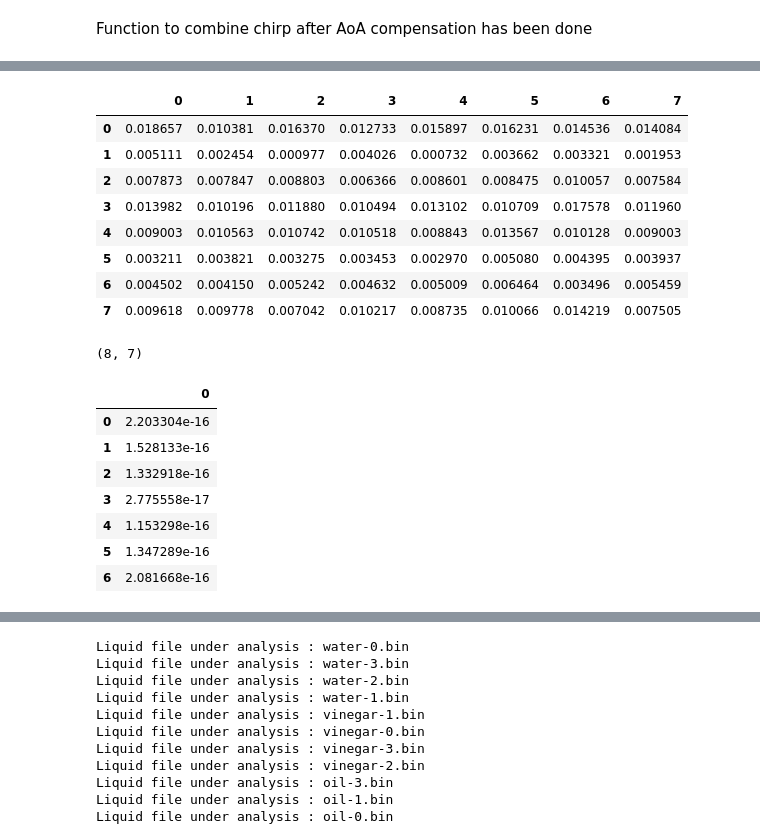
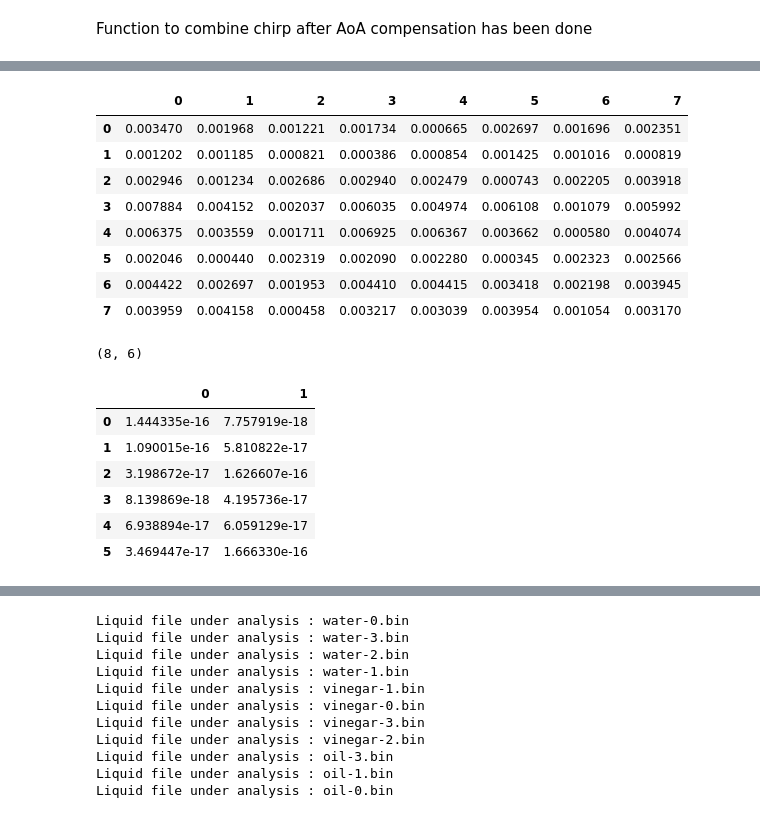
Before and after one commit to Muaz231/FluID-Python, a Jupyter notebook: FluidID_clean.ipynb, the cells around one changed output, grey strips where cells are left out. Cells and saved outputs as stored; diff of their text form; code cells hidden in the pictures.

```diff
--- a/FluidID_clean.ipynb
+++ b/FluidID_clean.ipynb
@@ -99,3 +103,11 @@ def frameReshape(frame,frameConfig): #
+# %%
+def InterferenceCancellation(data, bk_data, framecfg = FrameConfig()):
+    # Function description :
+    # This function just subtracts the background interference from the data
+    # @data: target data + background data
+    # @bk_data: background data
+    clean_data = np.fft.ifft(np.fft.fft(data,n=framecfg.numRangeBins)-np.fft.fft(bk_data,n=framecfg.numRangeBins))
+    return clean_data
 # %% [markdown]
 Function to compute Doppler FFT
 # %%
@@ -286,18 +298,25 @@ def MUSIC(X,K,M,lamda):
     else:
         corr_matrix = X@(X.conj().T)
 
+    # TODO: Add code for Modified MUSIC Algorithm
+    Jm = np.flip(np.identity(M), axis=0)
+    Ry = Jm @ corr_matrix.conj().T @ Jm
+
+    corr_matrix = (corr_matrix + Ry)/2
+    # ---------------------------------------- #
+
     corr_matrix = (corr_matrix + corr_matrix.conj().T) / 2
 
-    D,EV = LA.eigh(corr_matrix)
-    index = np.argsort(D) # Sort eigenvalues in ascending order
+    D,EV = LA.eig(corr_matrix)
+    index = np.argsort(np.abs(D)) # Sort eigenvalues in ascending order
     EN = EV[:,index]
-    EN = EN[:, :M-K] # pick the eigenvetor corresponding to M-K smallest eigenvalues
+    EN = EN[:, :M-K] # pick the eigenvetor corresponding to top M-K smallest eigenvalues
     # EN = EV[:,:-K]
     EN = np.transpose(np.conjugate(EN))
 
     # signal eignenvectors
     ES = EV[:,index]
-    ES = ES[:,M-K:]
+    ES = ES[:, M-K:M]
 
     # # Defining new noise vectorspace
     # ES_nullspace = LA.null_space(ES @ np.diag(D[M-K:]) @ ES.conj().T)
@@ -422,27 +443,30 @@ bk_data = np.mean(bk_data,axis=(3),keepdims=True) # Dimensions (3) represent ave
 
 # 4) Read liquid data
 data = ReadBinFile(filepath + data)
-data = np.fft.ifft(np.fft.fft(data, n=cfg.NUM_RANGE_BINS) - np.fft.fft(bk_data, n=cfg.NUM_RANGE_BINS))# Background Static Clutter
+data = InterferenceCancellation(data,bk_data) # Background Static Clutter
 print("Shape of Liquid data array", data.shape)
 
 # 5) Loop through all the frames to estimate the AoA
 aoa_spectrum = np.zeros(shape = (180, data.shape[0]))
 
+Nsources = np.linspace(1,7,7, dtype='int') # Possible # of sources
+
 for frm in tqdm(range(data.shape[0])):
     frame_data = data[frm,:,:,:,:] # Pass frame with shape (# of Tx, # of Rx, # of chirps, # of samples/chirp) to MUSIC
 
     # 6) Calculate AoA for each frame now
-    Nsources = 1 # Number of targets
-    (P_spectrum, D, EN, ES) = MUSIC(frame_data,Nsources,cfg.NUM_TX*cfg.NUM_RX,3e8/(cfg.START_FREQ*1e9))
+    Ns = 2 # Number of sources
+    (P_spectrum, D, EN, ES) = MUSIC(frame_data,Ns,cfg.NUM_TX*cfg.NUM_RX,3e8/(cfg.START_FREQ*1e9))
     EN = np.conj(EN.T)
     # 7) Save the spectrum in the array
     aoa_spectrum[:,frm] = P_spectrum
 
 print(aoa_spectrum.shape)
+
 # 8) Plot Aoa Spectrum for all the frames
 Angles = np.linspace(-90,90,180)
 
-plt.figure("AoA-Spectrum", figsize=(9,6), clear=True)
+plt.figure("AoA-Spectrum", figsize=(9,6),clear=True)
 # ax = fig_aoa.add_subplot(1,1,1)
 plt.plot(Angles, aoa_spectrum)
 plt.xlabel("Angles")
@@ -476,52 +513,52 @@ Shape of Liquid data array (180, 2, 4, 128, 1024)
 #     frame_data = np.squeeze(data[frm,:,:,:,:])
 #     range_fft = rangeFFT(frame_data,FrameConfig())
 #     f_axis = np.linspace(0,cfg.SAMPLE_RATE*1e3,cfg.ADC_SAMPLES)
 #     # plt.plot(np.abs(range_fft[:,0,:]))
 # # plt.show()
+D = D[np.argsort(np.abs(D))]
 
-noisespace = EN @ np.diag(D[:(cfg.NUM_TX*cfg.NUM_RX)-Nsources]) @ np.conj(EN.T)
-sigspace = ES @ np.diag(D[(cfg.NUM_TX*cfg.NUM_RX)-Nsources:]) @ np.conj(ES.T)
+noisespace = EN @ np.diag(D[:(cfg.NUM_TX*cfg.NUM_RX)-Ns]) @ np.conj(EN.T)
+sigspace = ES @ np.diag(D[(cfg.NUM_TX*cfg.NUM_RX)-Ns:]) @ np.conj(ES.T)
 
 # print(noisespace.shape)
 # print(sigspace.shape)
 
 dotprod = pd.DataFrame(np.abs(np.dot(np.conj(noisespace.T),sigspace)))
 display(dotprod)
 
 # display(pd.DataFrame(D,columns=['EigenValues of Cov Mtx']))
 
 nullspace_of_signalspace = LA.null_space(sigspace)
 print(nullspace_of_signalspace.shape)
 
 orth_comp = LA.inv(np.conj(nullspace_of_signalspace.T) @ nullspace_of_signalspace) @ nullspace_of_signalspace.conj().T @ EN
 
 # print(orth_comp.shape)
 # display(pd.DataFrame(orth_comp))
 
 EN_new = nullspace_of_signalspace @ orth_comp
 noisespace = nullspace_of_signalspace @ orth_comp @ nullspace_of_signalspace.conj().T
 
 dotprod = pd.DataFrame(np.abs(np.dot(np.conj(EN_new.T),ES)))
 display(dotprod)
 # %% [output]
 |  | 0 | 1 | 2 | 3 | 4 | 5 | 6 | 7 |
-| 0 | 0.018657 | 0.010381 | 0.016370 | 0.012733 | 0.015897 | 0.016231 | 0.014536 | 0.014084 |
-| 1 | 0.005111 | 0.002454 | 0.000977 | 0.004026 | 0.000732 | 0.003662 | 0.003321 | 0.001953 |
-| 2 | 0.007873 | 0.007847 | 0.008803 | 0.006366 | 0.008601 | 0.008475 | 0.010057 | 0.007584 |
-| 3 | 0.013982 | 0.010196 | 0.011880 | 0.010494 | 0.013102 | 0.010709 | 0.017578 | 0.011960 |
-| 4 | 0.009003 | 0.010563 | 0.010742 | 0.010518 | 0.008843 | 0.013567 | 0.010128 | 0.009003 |
-| 5 | 0.003211 | 0.003821 | 0.003275 | 0.003453 | 0.002970 | 0.005080 | 0.004395 | 0.003937 |
-| 6 | 0.004502 | 0.004150 | 0.005242 | 0.004632 | 0.005009 | 0.006464 | 0.003496 | 0.005459 |
-| 7 | 0.009618 | 0.009778 | 0.007042 | 0.010217 | 0.008735 | 0.010066 | 0.014219 | 0.007505 |
+| 0 | 0.003470 | 0.001968 | 0.001221 | 0.001734 | 0.000665 | 0.002697 | 0.001696 | 0.002351 |
+| 1 | 0.001202 | 0.001185 | 0.000821 | 0.000386 | 0.000854 | 0.001425 | 0.001016 | 0.000819 |
+| 2 | 0.002946 | 0.001234 | 0.002686 | 0.002940 | 0.002479 | 0.000743 | 0.002205 | 0.003918 |
+| 3 | 0.007884 | 0.004152 | 0.002037 | 0.006035 | 0.004974 | 0.006108 | 0.001079 | 0.005992 |
+| 4 | 0.006375 | 0.003559 | 0.001711 | 0.006925 | 0.006367 | 0.003662 | 0.000580 | 0.004074 |
+| 5 | 0.002046 | 0.000440 | 0.002319 | 0.002090 | 0.002280 | 0.000345 | 0.002323 | 0.002566 |
+| 6 | 0.004422 | 0.002697 | 0.001953 | 0.004410 | 0.004415 | 0.003418 | 0.002198 | 0.003945 |
+| 7 | 0.003959 | 0.004158 | 0.000458 | 0.003217 | 0.003039 | 0.003954 | 0.001054 | 0.003170 |
-(8, 7)
+(8, 6)
-|  | 0 |
-| 0 | 2.203304e-16 |
-| 1 | 1.528133e-16 |
-| 2 | 1.332918e-16 |
-| 3 | 2.775558e-17 |
-| 4 | 1.153298e-16 |
-| 5 | 1.347289e-16 |
-| 6 | 2.081668e-16 |
+|  | 0 | 1 |
+| 0 | 1.444335e-16 | 7.757919e-18 |
+| 1 | 1.090015e-16 | 5.810822e-17 |
+| 2 | 3.198672e-17 | 1.626607e-16 |
+| 3 | 8.139869e-18 | 4.195736e-17 |
+| 4 | 6.938894e-17 | 6.059129e-17 |
+| 5 | 3.469447e-17 | 1.666330e-16 |
 # %%
 # Code to check range fft
 frame_data = data[0,1,:,105,:].squeeze()
```
Also changed, not shown: parts of 10 cells of this notebook.
